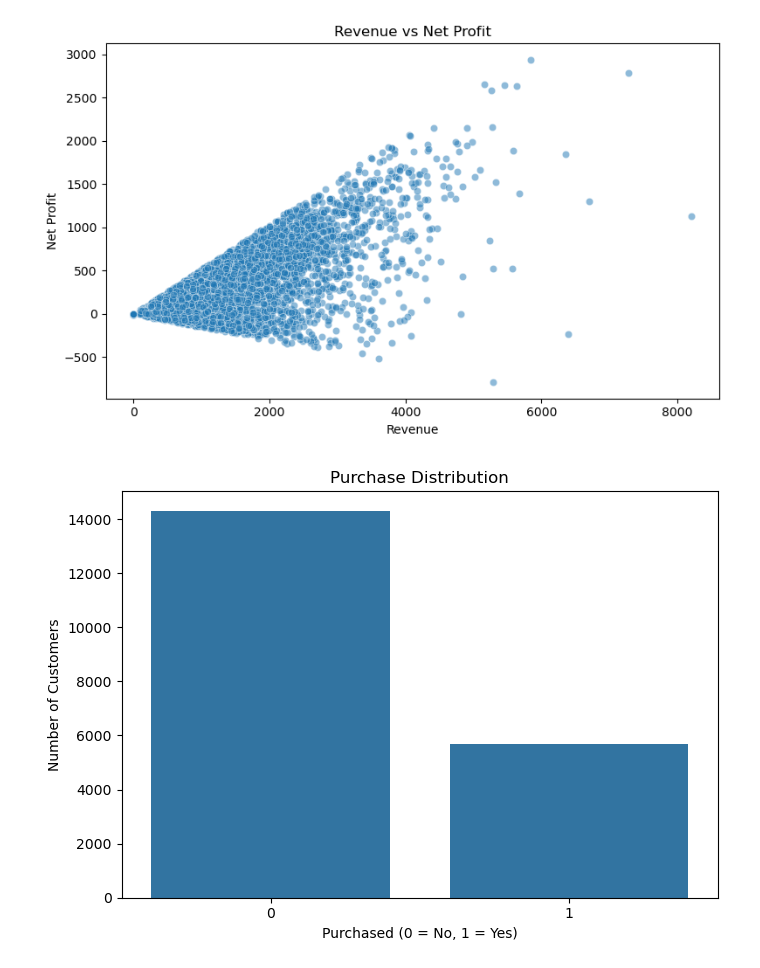
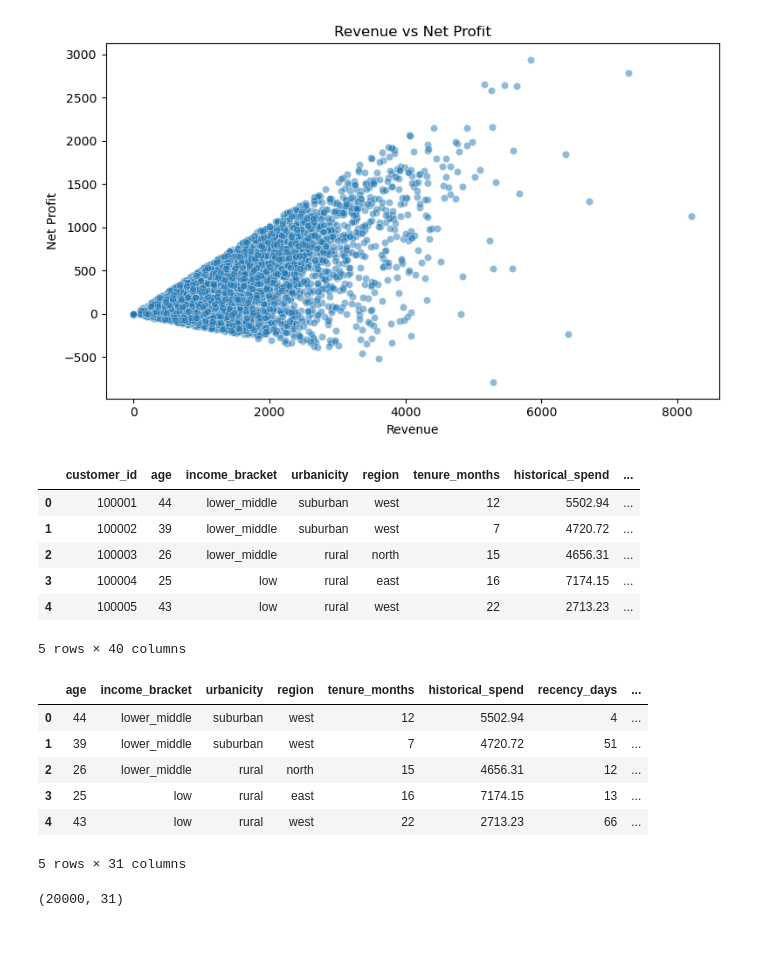
Before and after one commit to kanishka-80/EconoCausal, a Jupyter notebook: ML/EconoCausal_project.ipynb, the cells around one changed output. Cells and saved outputs as stored; diff of their text form; code cells hidden in the pictures; blank space fills up the shorter version.

```diff
--- a/ML/EconoCausal_project.ipynb
+++ b/ML/EconoCausal_project.ipynb
@@ -202,6 +202,41 @@ plt.tight_layout()
 plt.show()
 # %% [output]
 [figure]
+# %%
+df.head(5)
+# %% [output]
+|  | customer_id | age | income_bracket | urbanicity | region | tenure_months | historical_spend | ... |
+| 0 | 100001 | 44 | lower_middle | suburban | west | 12 | 5502.94 | ... |
+| 1 | 100002 | 39 | lower_middle | suburban | west | 7 | 4720.72 | ... |
+| 2 | 100003 | 26 | lower_middle | rural | north | 15 | 4656.31 | ... |
+| 3 | 100004 | 25 | low | rural | east | 16 | 7174.15 | ... |
+| 4 | 100005 | 43 | low | rural | west | 22 | 2713.23 | ... |
+5 rows × 40 columns
 # %%
+X = df[
+[
+    "age","income_bracket","urbanicity","region",
+    "tenure_months","historical_spend","recency_days",
+    "browsing_frequency","avg_session_duration_sec",
+    "cart_abandonment_rate","support_tickets_count",
+    "email_open_rate","previous_discounts_accepted",
+    "previous_purchases_12m","avg_order_value",
+    "website_visits_30d","mobile_app_user","loyalty_member",
+    "subscription_status","preferred_channel","product_category",
+    "campaign_type","day_of_week","device_type",
+    "competitor_price_index","stock_availability","seasonality_index",
+    "customer_satisfaction","return_rate","days_since_last_campaign","marketing_contact_count_30d"
+]]
+X.head(5)
 # %% [output]
-[figure, removed]
+|  | age | income_bracket | urbanicity | region | tenure_months | historical_spend | recency_days | ... |
+| 0 | 44 | lower_middle | suburban | west | 12 | 5502.94 | 4 | ... |
+| 1 | 39 | lower_middle | suburban | west | 7 | 4720.72 | 51 | ... |
+| 2 | 26 | lower_middle | rural | north | 15 | 4656.31 | 12 | ... |
+| 3 | 25 | low | rural | east | 16 | 7174.15 | 13 | ... |
+| 4 | 43 | low | rural | west | 22 | 2713.23 | 66 | ... |
+5 rows × 31 columns
+# %%
+X.shape
+# %% [output]
+(20000, 31)
```
Also changed, not shown: parts of 3 cells of this notebook.
